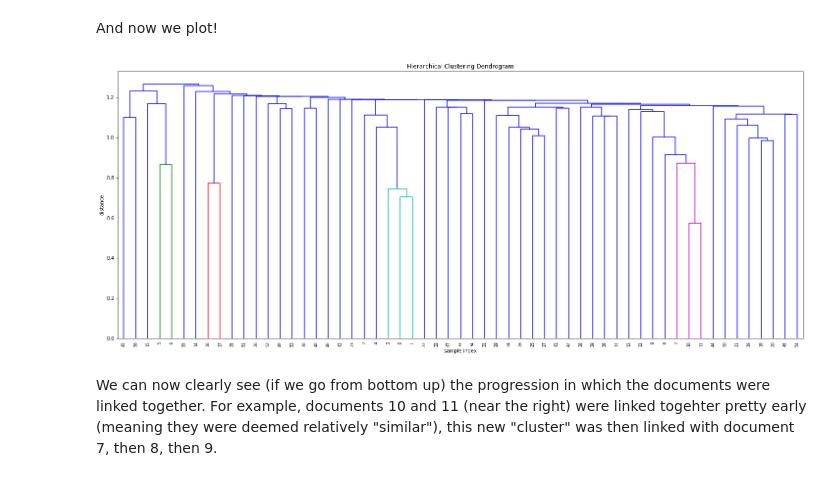
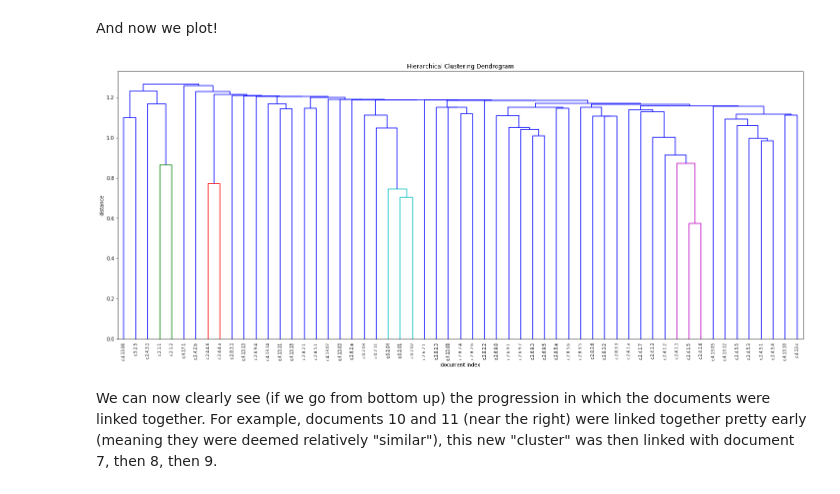
Before and after one commit to ds-modules/CUNEIF-102A, a Jupyter notebook: clustering.ipynb, the cells around one changed output. Drawn from its saved outputs; the diff is of its cells as text; code cells hidden in the pictures.

Commit message:
added axis labels & legends, converted from doc indices to doc names

```diff
--- a/clustering.ipynb
+++ b/clustering.ipynb
@@ -16,6 +16,13 @@ The first line of the csv consists of a list of all the words, so we'll load tha
 # %%
+first = True
+texts = []
 with open('Erik/onegramfilteredtfidf.csv', 'rb') as csvfile:
     reader = csv.reader(csvfile, delimiter=',')
-    words = iter(reader).next()
+    for line in reader:
+        if(first):
+            words = line
+            first = False
+        else:
+            texts.append(line[0])
 words = words[1:]
 # %%
@@ -34,3 +42,6 @@ words[:10] #print out the first 10 words as a sanity check
+# %%
+def doc_name(index):
+    return texts[index]
 # %% [markdown]
 Now we read in the rest of the DTM using the loadtxt function provided by NumPy.
 # %%
@@ -251,7 +261,7 @@ We'll use "agglomerative clustering" here.
 In agglomerative clustering, each document starts as a cluster.
 The algorithm will look for which clusters are most similar and will pair them up ("link" them) to form a new cluster. Now we have one fewer clusters (because two clusters just became one). This keeps happening until *all* the documents are part of a single cluster.
 # %%
-dtm_normalized_hierarchical = AgglomerativeClustering(7).fit(dtm_normalized)
+dtm_normalized_hierarchical = AgglomerativeClustering(7).fit(dtm)
 # %% [markdown]
 We can check the number of "leaves" as a sanity check. This should equal the number of documents.
 # %%
@@ -340,7 +350,9 @@ This is way too crowded, since it has all 394 documents. Let's try it on some su
 So first we select only the documents from cluster 0.
 # %%
 # select only documents from one of the clusters
-selected_hierarchical = dtm[[i for i in range(len(hierarchical_labels)) if hierarchical_labels[i] == 0]]
+mask = [i for i in range(len(hierarchical_labels)) if hierarchical_labels[i] == 0]
+dendro_labels = [doc_name(i) for i in mask]
+selected_hierarchical = dtm[mask]
 # %% [markdown]
 Then we go through the agglomerative process.
 # %%
@@ -350,15 +362,16 @@ And now we plot!
 # %%
 plt.figure(figsize=(25, 10))
 plt.title('Hierarchical Clustering Dendrogram')
-plt.xlabel('sample index')
+plt.xlabel('document index')
 plt.ylabel('distance')
 dendrogram(
     Z2,
     leaf_rotation=90.,  # rotates the x axis labels
     leaf_font_size=8.,  # font size for the x axis labels
+    labels=dendro_labels
 )
 plt.show()
 # %% [output]
-[figure, old version]
+[figure, new version]
 # %% [markdown]
-We can now clearly see (if we go from bottom up) the progression in which the documents were linked together. For example, documents 10 and 11 (near the right) were linked togehter pretty early (meaning they were deemed relatively "similar"), this new "cluster" was then linked with document 7, then 8, then 9.
+We can now clearly see (if we go from bottom up) the progression in which the documents were linked together. For example, documents 10 and 11 (near the right) were linked together pretty early (meaning they were deemed relatively "similar"), this new "cluster" was then linked with document 7, then 8, then 9.
```
Also changed, not shown: parts of 27 cells of this notebook.
